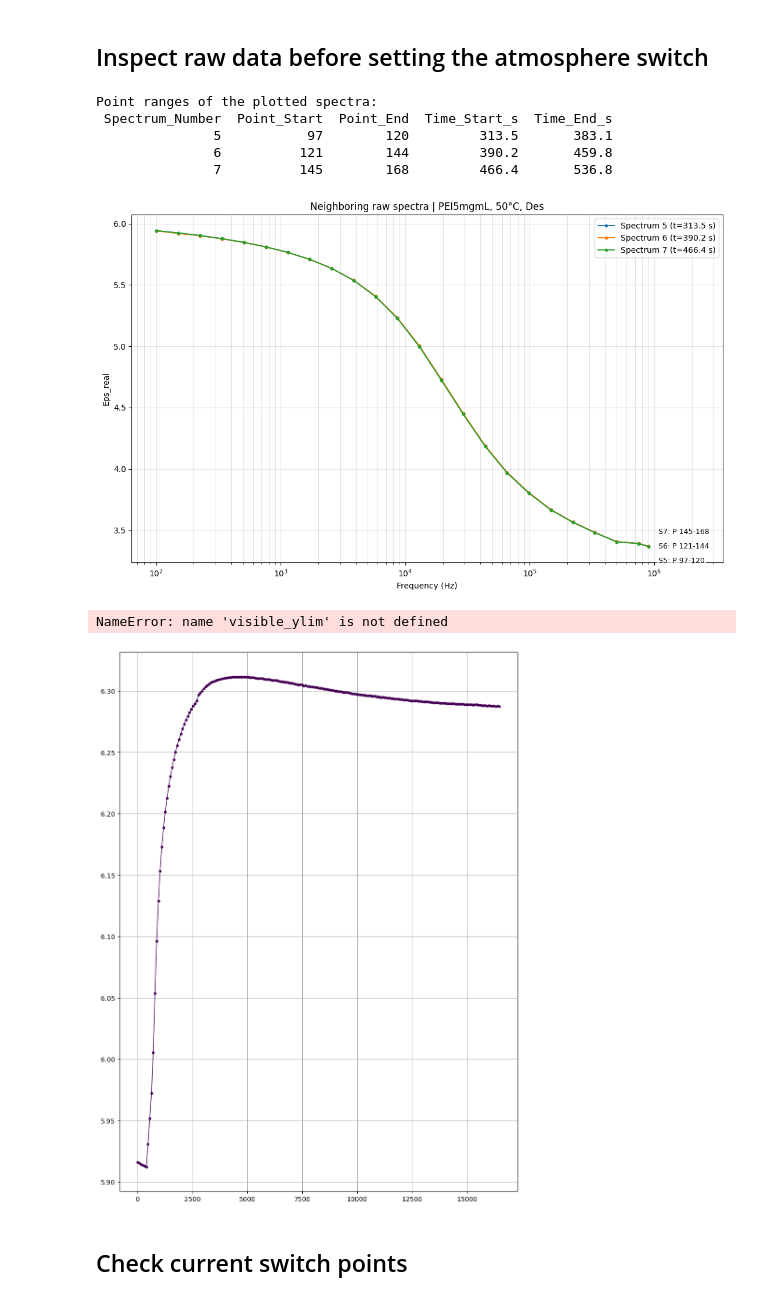
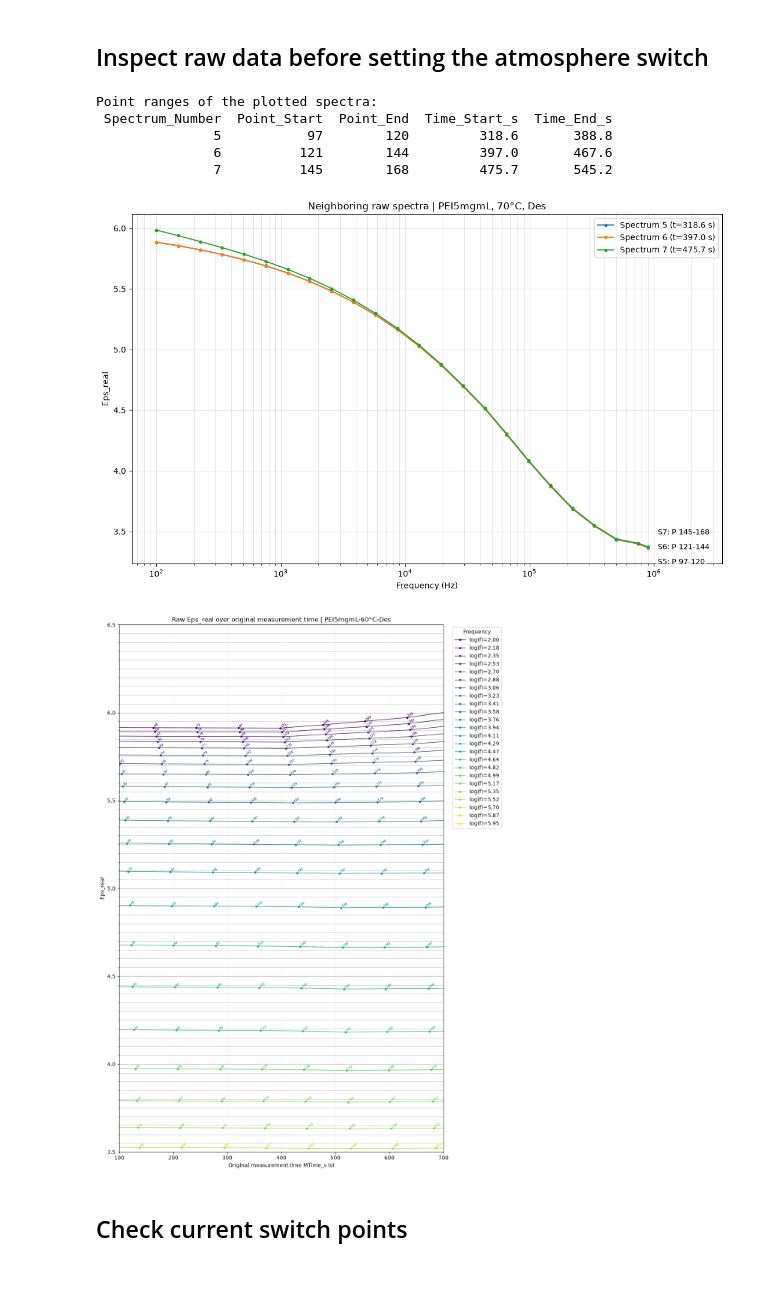
Before and after one commit to maxwolters02/bachelor-thesis, a Jupyter notebook: Code/switch_points.ipynb, the cells around one changed output. Cells and saved outputs as stored; diff of their text form; code cells hidden in the pictures.

```diff
--- a/Code/switch_points.ipynb
+++ b/Code/switch_points.ipynb
@@ -175,7 +175,7 @@ PEI5mgmL        90°C  Des         5850             122           7.68        99
 ## Inspect raw data before setting the atmosphere switch
 # %%
 material = "PEI5mgmL"
-temperature = "50°C"
+temperature = "70°C"
 mode = "Des"
 y_col = "Eps_real"
 spectrum_numbers = [5, 6, 7]
@@ -231,37 +231,37 @@ for plot_index, (number, spec_id) in enumerate(zip(spectrum_numbers, spectrum_id
         ha="left",
         va="center",
         fontsize=9,
         bbox={"boxstyle": "round,pad=0.2", "facecolor": "white", "alpha": 0.75, "edgecolor": "none"},
     )
 
     spectrum_summary.append({
         "Spectrum_Number": number,
         "Point_Start": point_start,
         "Point_End": point_end,
         "Time_Start_s": round(float(time_start), 1),
         "Time_End_s": round(float(time_end), 1),
     })
 
 ax.set_xscale("log")
 xmin, xmax = ax.get_xlim()
 ax.set_xlim(xmin, xmax * 2.5)
 ax.set_xlabel("Frequency (Hz)")
 ax.set_ylabel(y_col)
 ax.set_title(f"Neighboring raw spectra | {material}, {temperature}, {mode}")
 ax.grid(True, which="both", alpha=0.35)
 ax.legend()
 plt.tight_layout()
 
 print("Point ranges of the plotted spectra:")
 print(pd.DataFrame(spectrum_summary).to_string(index=False))
 plt.show()
 # %% [output]
 Point ranges of the plotted spectra:
  Spectrum_Number  Point_Start  Point_End  Time_Start_s  Time_End_s
-               5           97        120         313.5       383.1
-               6          121        144         390.2       459.8
-               7          145        168         466.4       536.8
+               5           97        120         318.6       388.8
+               6          121        144         397.0       467.6
+               7          145        168         475.7       545.2
-[figure, old version]
+[figure, new version]
 # %%
 material = "PEI5mgmL"
 temperature = "60°C"
@@ -366,8 +366,7 @@ ax.legend(title="Frequency", bbox_to_anchor=(1.02, 1), loc="upper left")
 plt.tight_layout()
 plt.show()
 # %% [output]
-NameError: name 'visible_ylim' is not defined
-[figure, old version]
+[figure, new version]
 # %% [markdown]
 ## Check current switch points
 # %%
```
Also changed, not shown: parts of 1 cell of this notebook, 4 other files.
